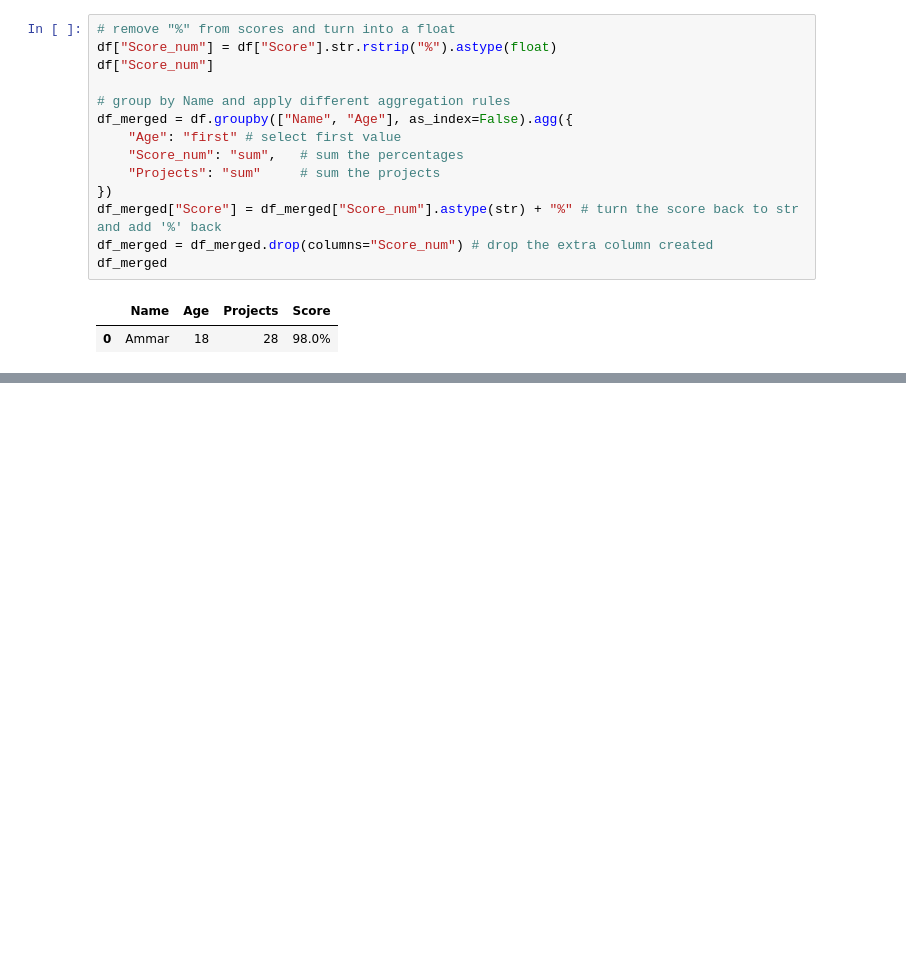
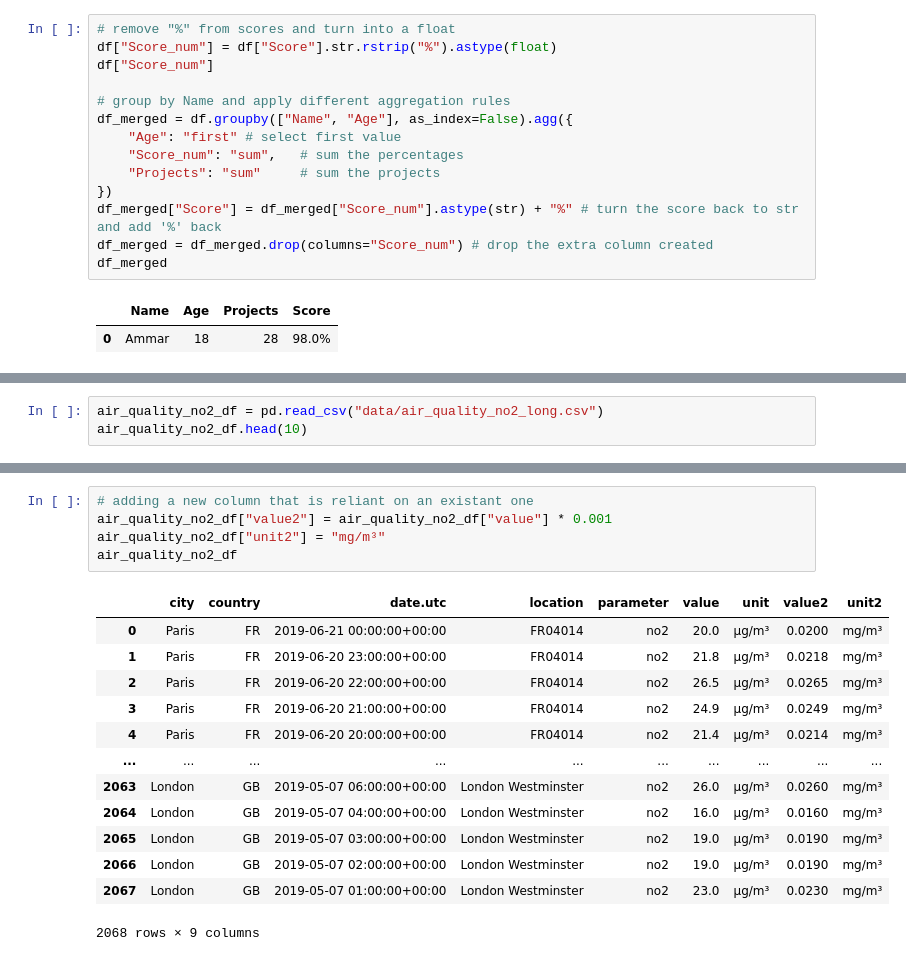
Before and after one commit to AmmarASalem/testing_pandas, a Jupyter notebook: testing.ipynb, the cells around one changed output, grey strips where cells are left out. Saved outputs shown, nothing was run; the diff lists cells and outputs as text; blank space fills up the shorter version.

Commit message:
added the air quality tables and tested them a bit

```diff
--- a/testing.ipynb
+++ b/testing.ipynb
@@ -318,0 +321,3 @@ df_merged
+# %%
+air_quality_no2_df = pd.read_csv("data/air_quality_no2_long.csv")
+air_quality_no2_df.head(10)
@@ -318,0 +336,19 @@ df_merged
+# %%
+# adding a new column that is reliant on an existant one
+air_quality_no2_df["value2"] = air_quality_no2_df["value"] * 0.001
+air_quality_no2_df["unit2"] = "mg/m³"
+air_quality_no2_df
+# %% [output]
+|  | city | country | date.utc | location | parameter | value | unit | value2 | unit2 |
+| 0 | Paris | FR | 2019-06-21 00:00:00+00:00 | FR04014 | no2 | 20.0 | µg/m³ | 0.0200 | mg/m³ |
+| 1 | Paris | FR | 2019-06-20 23:00:00+00:00 | FR04014 | no2 | 21.8 | µg/m³ | 0.0218 | mg/m³ |
+| 2 | Paris | FR | 2019-06-20 22:00:00+00:00 | FR04014 | no2 | 26.5 | µg/m³ | 0.0265 | mg/m³ |
+| 3 | Paris | FR | 2019-06-20 21:00:00+00:00 | FR04014 | no2 | 24.9 | µg/m³ | 0.0249 | mg/m³ |
+| 4 | Paris | FR | 2019-06-20 20:00:00+00:00 | FR04014 | no2 | 21.4 | µg/m³ | 0.0214 | mg/m³ |
+| ... | ... | ... | ... | ... | ... | ... | ... | ... | ... |
+| 2063 | London | GB | 2019-05-07 06:00:00+00:00 | London Westminster | no2 | 26.0 | µg/m³ | 0.0260 | mg/m³ |
+| 2064 | London | GB | 2019-05-07 04:00:00+00:00 | London Westminster | no2 | 16.0 | µg/m³ | 0.0160 | mg/m³ |
+| 2065 | London | GB | 2019-05-07 03:00:00+00:00 | London Westminster | no2 | 19.0 | µg/m³ | 0.0190 | mg/m³ |
+| 2066 | London | GB | 2019-05-07 02:00:00+00:00 | London Westminster | no2 | 19.0 | µg/m³ | 0.0190 | mg/m³ |
+| 2067 | London | GB | 2019-05-07 01:00:00+00:00 | London Westminster | no2 | 23.0 | µg/m³ | 0.0230 | mg/m³ |
+2068 rows × 9 columns
```
Also changed, not shown: parts of 5 cells of this notebook, 2 other files.
